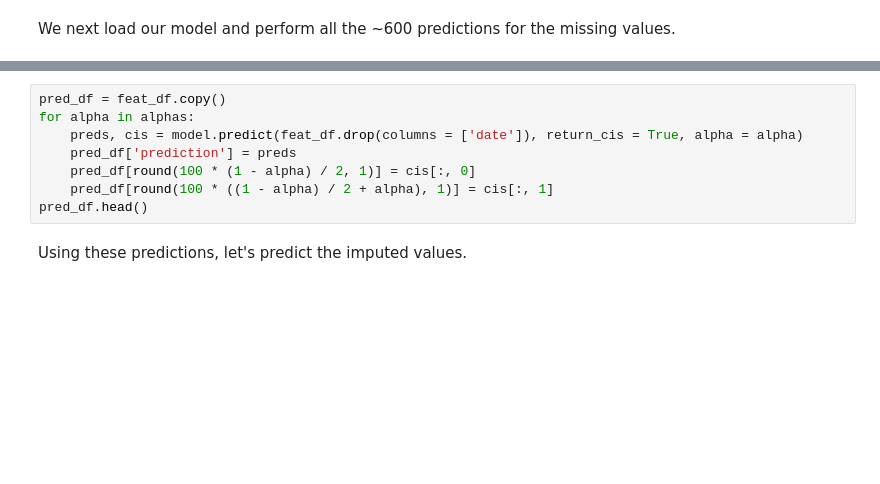
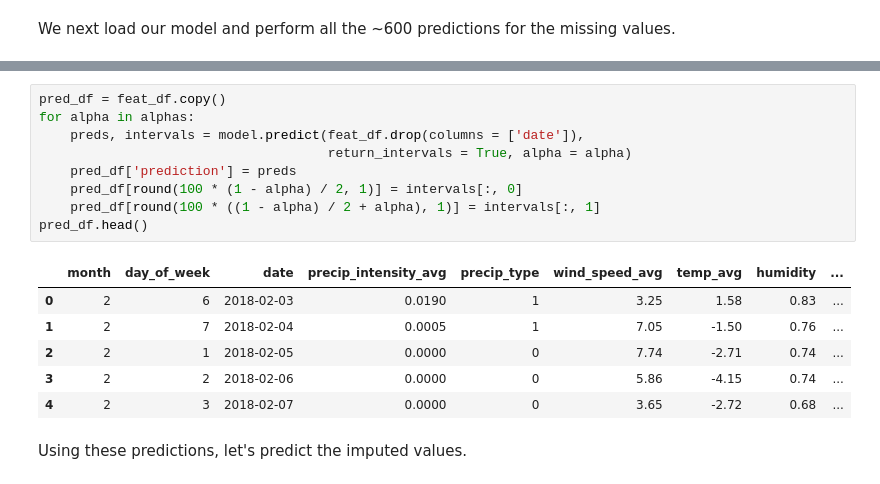
Before and after one commit to souper-streetwise/predictive-model, a Jupyter notebook: src/data_analysis.ipynb, the cells around one changed output, grey strips where cells are left out. Drawn from its saved outputs; the diff is of its cells as text; blank space fills up the shorter version.

```diff
--- a/src/data_analysis.ipynb
+++ b/src/data_analysis.ipynb
@@ -253,11 +248,19 @@ model
 # %%
 pred_df = feat_df.copy()
 for alpha in alphas:
-    preds, cis = model.predict(feat_df.drop(columns = ['date']), return_cis = True, alpha = alpha)
+    preds, intervals = model.predict(feat_df.drop(columns = ['date']),
+                                     return_intervals = True, alpha = alpha)
     pred_df['prediction'] = preds
-    pred_df[round(100 * (1 - alpha) / 2, 1)] = cis[:, 0]
-    pred_df[round(100 * ((1 - alpha) / 2 + alpha), 1)] = cis[:, 1]
+    pred_df[round(100 * (1 - alpha) / 2, 1)] = intervals[:, 0]
+    pred_df[round(100 * ((1 - alpha) / 2 + alpha), 1)] = intervals[:, 1]
 pred_df.head()
+# %% [output]
+|  | month | day_of_week | date | precip_intensity_avg | precip_type | wind_speed_avg | temp_avg | humidity | ... |
+| 0 | 2 | 6 | 2018-02-03 | 0.0190 | 1 | 3.25 | 1.58 | 0.83 | ... |
+| 1 | 2 | 7 | 2018-02-04 | 0.0005 | 1 | 7.05 | -1.50 | 0.76 | ... |
+| 2 | 2 | 1 | 2018-02-05 | 0.0000 | 0 | 7.74 | -2.71 | 0.74 | ... |
+| 3 | 2 | 2 | 2018-02-06 | 0.0000 | 0 | 5.86 | -4.15 | 0.74 | ... |
+| 4 | 2 | 3 | 2018-02-07 | 0.0000 | 0 | 3.65 | -2.72 | 0.68 | ... |
 # %% [markdown]
 Using these predictions, let's predict the imputed values.
 # %%
```
Also changed, not shown: parts of 11 cells of this notebook.
